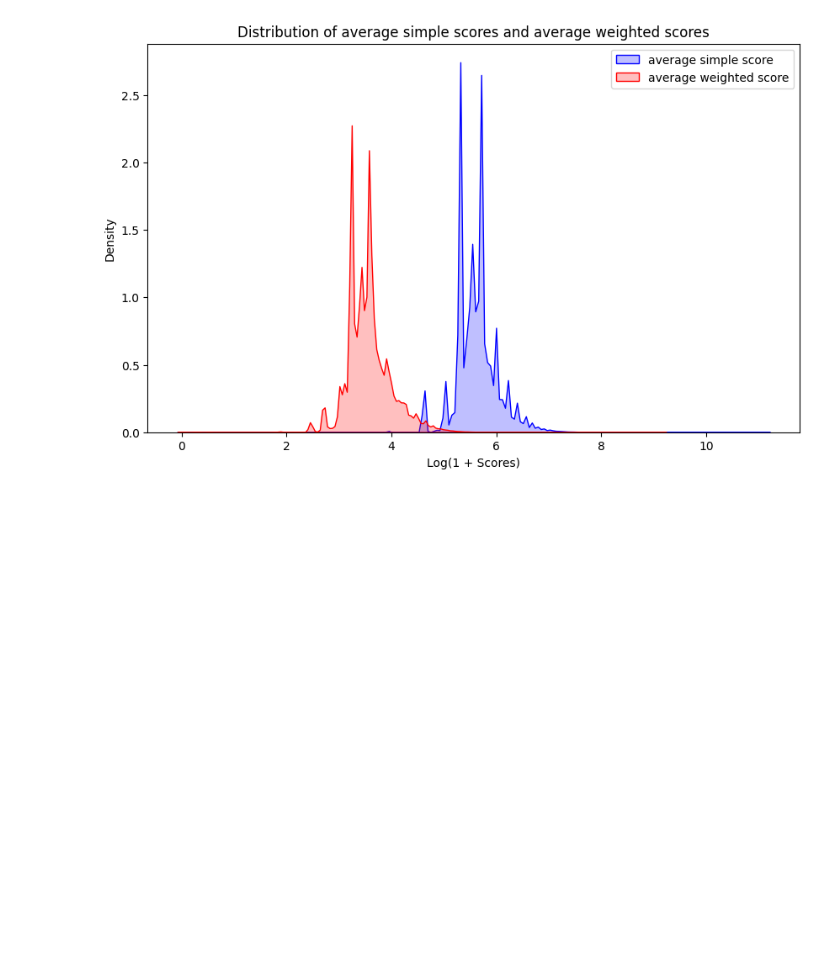
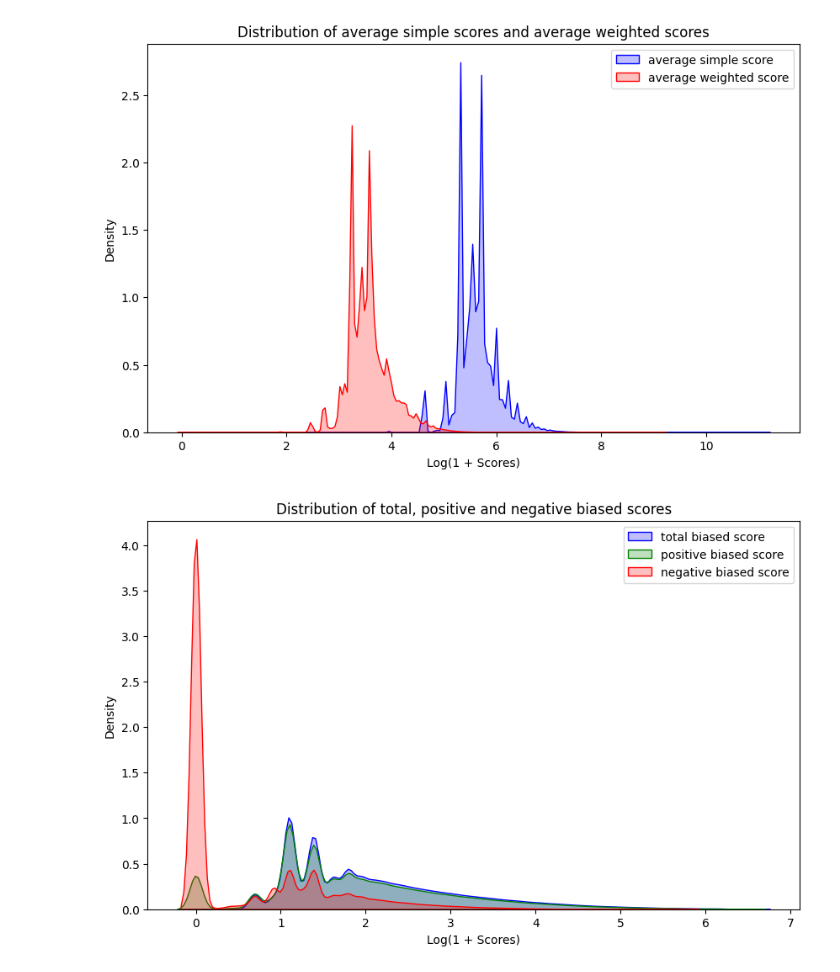
Before and after one commit to Arefnmy/Digikala-user-engagement-analysis, a Jupyter notebook: score_analysis.ipynb, the cells around one changed output. Cells and saved outputs as stored; diff of their text form; code cells hidden in the pictures; blank space fills up the shorter version.

```diff
--- a/score_analysis.ipynb
+++ b/score_analysis.ipynb
@@ -52,14 +54,16 @@ plt.show()
 # %%
 plt.figure(figsize=(10, 6))
 sns.kdeplot(np.log1p(df['biased_score']), fill=True, color="blue")
 sns.kdeplot(np.log1p(df['positive_biased_score']), fill=True, color="green")
 sns.kdeplot(np.log1p(df['negative_biased_score']), fill=True, color="red")
 
 plt.title('Distribution of total, positive and negative biased scores')
 plt.xlabel('Log(1 + Scores)')
 plt.ylabel('Density')
-plt.legend(['average simple score', 'average weighted score'])
+plt.legend(['total biased score', 'positive biased score', 'negative biased score'])
 plt.show()
+# %% [output]
+[figure, added]
 # %%
 proportions = pd.DataFrame({
     'product': df['product_id'],
```
Also changed, not shown: parts of 15 cells of this notebook.
